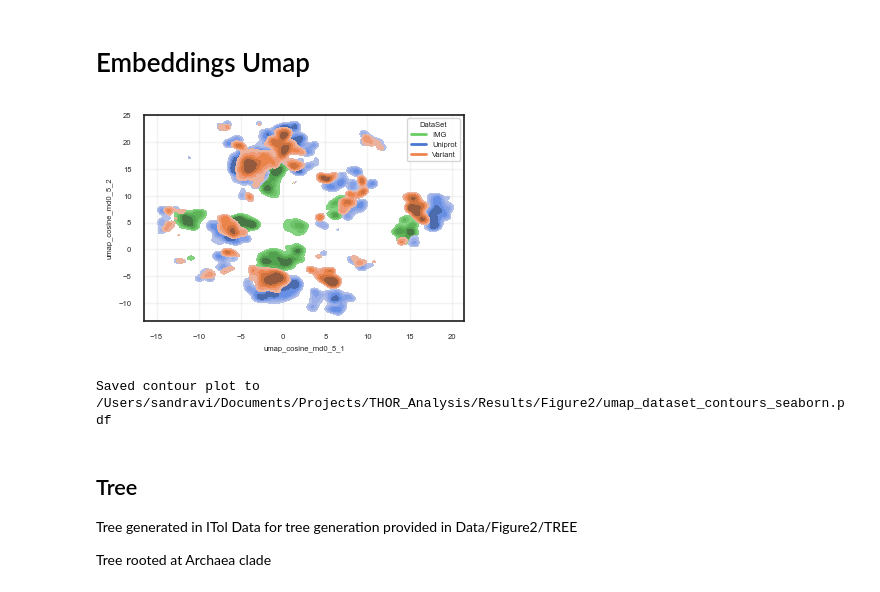
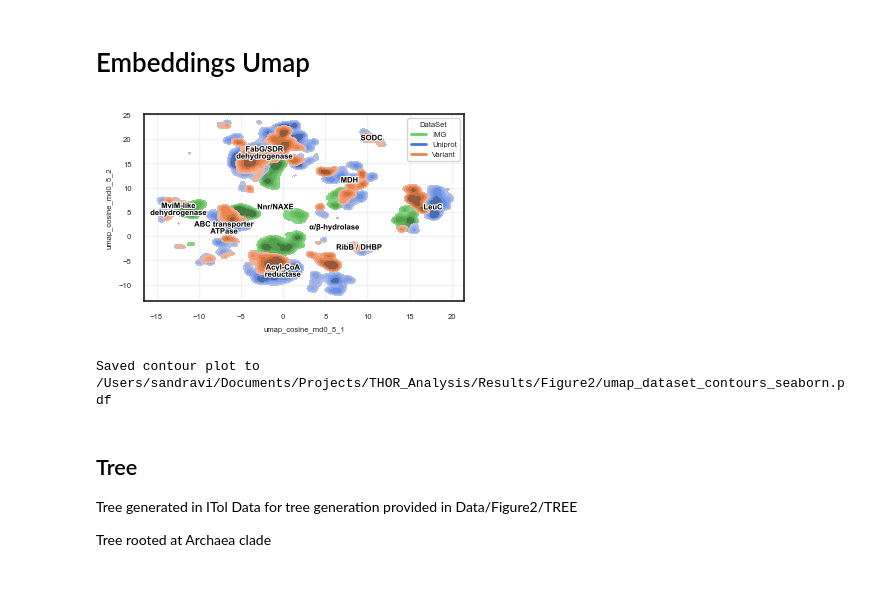
Before and after one commit to Umbriona/THOR_Analysis, a Jupyter notebook: Scripts/figure2.ipynb, the cells around one changed output. Saved outputs shown, nothing was run; the diff lists cells and outputs as text; code cells hidden in the pictures.

```diff
--- a/Scripts/figure2.ipynb
+++ b/Scripts/figure2.ipynb
@@ -427,7 +493,7 @@ for dataset in datasets:
 df = pd.DataFrame(results)
 
 # multiple testing correction
-df["padj"] = multipletests(df["pvalue"], method="fdr_bh")[1]
+df["padj"] = multipletests(df["pvalue"], method="fdr_bh", alpha=0.01)[1]
 
 
 #################################### Plotting #######################################
@@ -601,6 +667,7 @@ df = df.loc[df["len"]>100]
 from pathlib import Path
 import matplotlib.pyplot as plt
 from matplotlib.lines import Line2D
+import matplotlib.patheffects as path_effects
 import seaborn as sns
 
 if "df" not in globals():
@@ -625,7 +692,7 @@ if x_col is None:
         raise ValueError(f"Could not find two UMAP columns in df. Available columns: {list(df.columns)}")
     x_col, y_col = umap_cols[:2]
 
-required_cols = [x_col, y_col, "DataSet", "Kingdom"]
+required_cols = [x_col, y_col, "DataSet", "Kingdom", "root_COG"]
 missing_cols = [col for col in required_cols if col not in df.columns]
 if missing_cols:
     raise ValueError(f"Missing required columns in df: {missing_cols}")
@@ -648,7 +715,7 @@ dataset_color_map = {
 
 mm = 1 / 25.4
 fig_w = 95 * mm
-fig_h = 65 * mm
+fig_h = 60 * mm
 fontsize=5.5
 fig, ax = plt.subplots(figsize=(fig_w, fig_h))
 
@@ -663,34 +730,72 @@ for category in dataset_categories:
     sns.kdeplot(
         data=df_cat,
         x=x_col,
         y=y_col,
         levels=6,
         fill=True,
         thresh=0.2,
         bw_adjust=0.3,
         color=dataset_color_map[category],
         linewidths=1,
         ax=ax,
     )
     legend_handles.append(Line2D([0], [0], color=dataset_color_map[category], lw=2, label=category))
 
+# Label each family at the robust center of its wild-type cluster.
+family_names = {
+    "COG1012@1|root": "Acyl-CoA\nreductase",
+    "COG1028@1|root": "FabG/SDR\ndehydrogenase",
+    "COG0108@1|root": "RibB / DHBP",
+    "COG0062@1|root": "Nnr/NAXE",
+    "COG0065@1|root": "LeuC",
+    "COG0039@1|root": "MDH",
+    "COG0673@1|root": "MviM-like\ndehydrogenase",
+    "COG3842@1|root": "ABC transporter\nATPase",
+    "COG2032@1|root": "SODC",
+    "COG4188@1|root": "α/β-hydrolase",
+}
+# Small point offsets separate the three neighboring families in the plot center.
+family_label_offsets = {
+    "COG3842@1|root": (-5, -6),
+    "COG0062@1|root": (0, 7),
+    "COG4188@1|root": (7, -5),
+}
+df_wildtype = df_contour.loc[df_contour["DataSet"] != "Variant"].dropna(subset=["root_COG"])
+family_centers = df_wildtype.groupby("root_COG")[[x_col, y_col]].median()
+
+for root_cog, center in family_centers.iterrows():
+    label = family_names.get(root_cog, root_cog.split("@")[0])
+    text = ax.annotate(
+        label,
+        xy=(center[x_col], center[y_col]),
+        xytext=family_label_offsets.get(root_cog, (0, 0)),
+        textcoords="offset points",
+        ha="center",
+        va="center",
+        fontsize=fontsize,
+        fontweight="semibold",
+        color="black",
+        zorder=10,
+    )
+    text.set_path_effects([path_effects.withStroke(linewidth=1.5, foreground="white")])
+
 #ax.set_title("UMAP contours by DataSet (Seaborn)")
 ax.set_xlabel(x_col, fontsize=fontsize)
 ax.set_ylabel(y_col, fontsize=fontsize)
 ax.tick_params( labelsize=fontsize)
 
 ax.grid(True, alpha=0.25)
 if legend_handles:
     ax.legend(handles=legend_handles, title="DataSet", frameon=True , fontsize=fontsize, title_fontsize=fontsize, facecolor="white",)
 plt.tight_layout()
 plt.show()
 
 output_pdf = Path("../Results/Figure2/umap_dataset_contours_seaborn.pdf")
 output_pdf.parent.mkdir(parents=True, exist_ok=True)
 fig.savefig(output_pdf, bbox_inches="tight")
 print(f"Saved contour plot to {output_pdf.resolve()}")
 # %% [output]
-[figure, old version]
+[figure, new version]
 Saved contour plot to /Users/sandravi/Documents/Projects/THOR_Analysis/Results/Figure2/umap_dataset_contours_seaborn.pdf
 # %% [markdown]
 ## Tree
```
Also changed, not shown: parts of 3 cells of this notebook, 5 other files.
